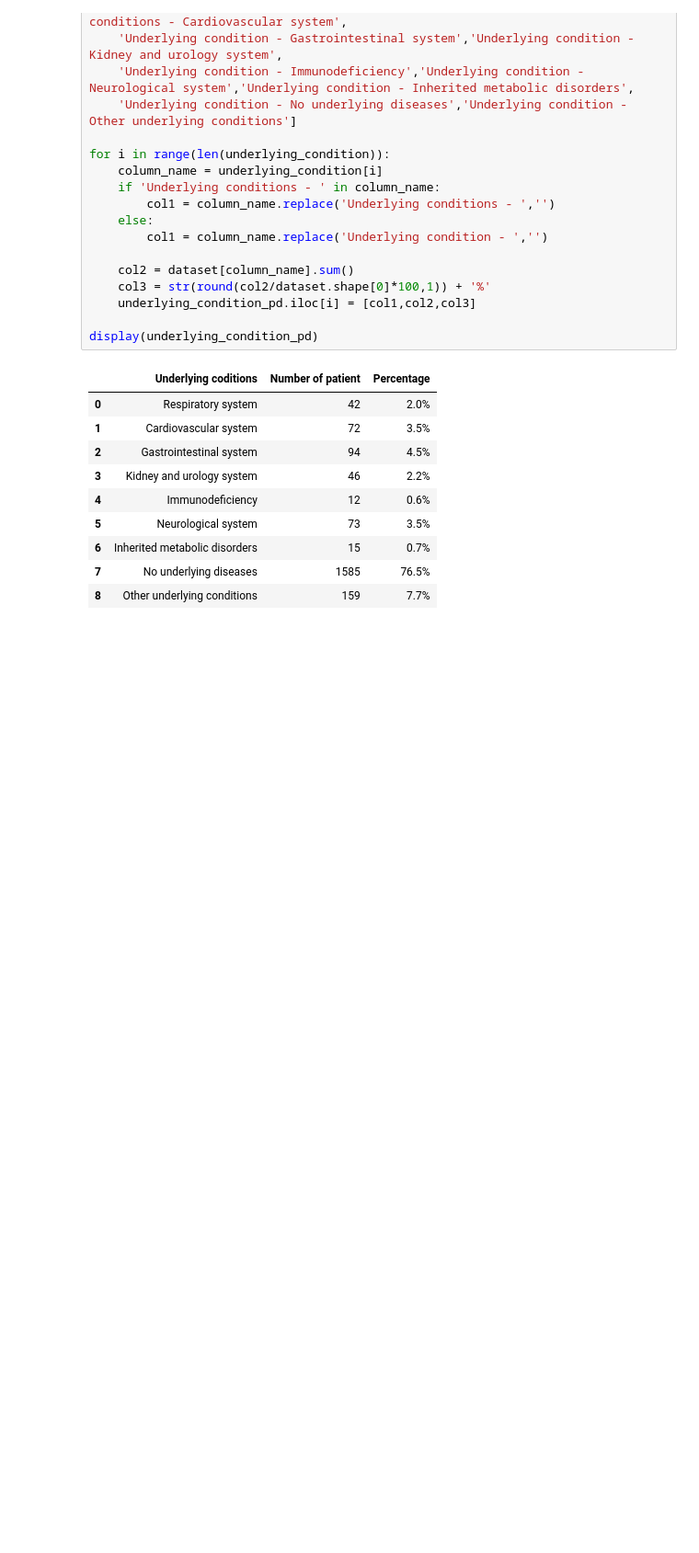
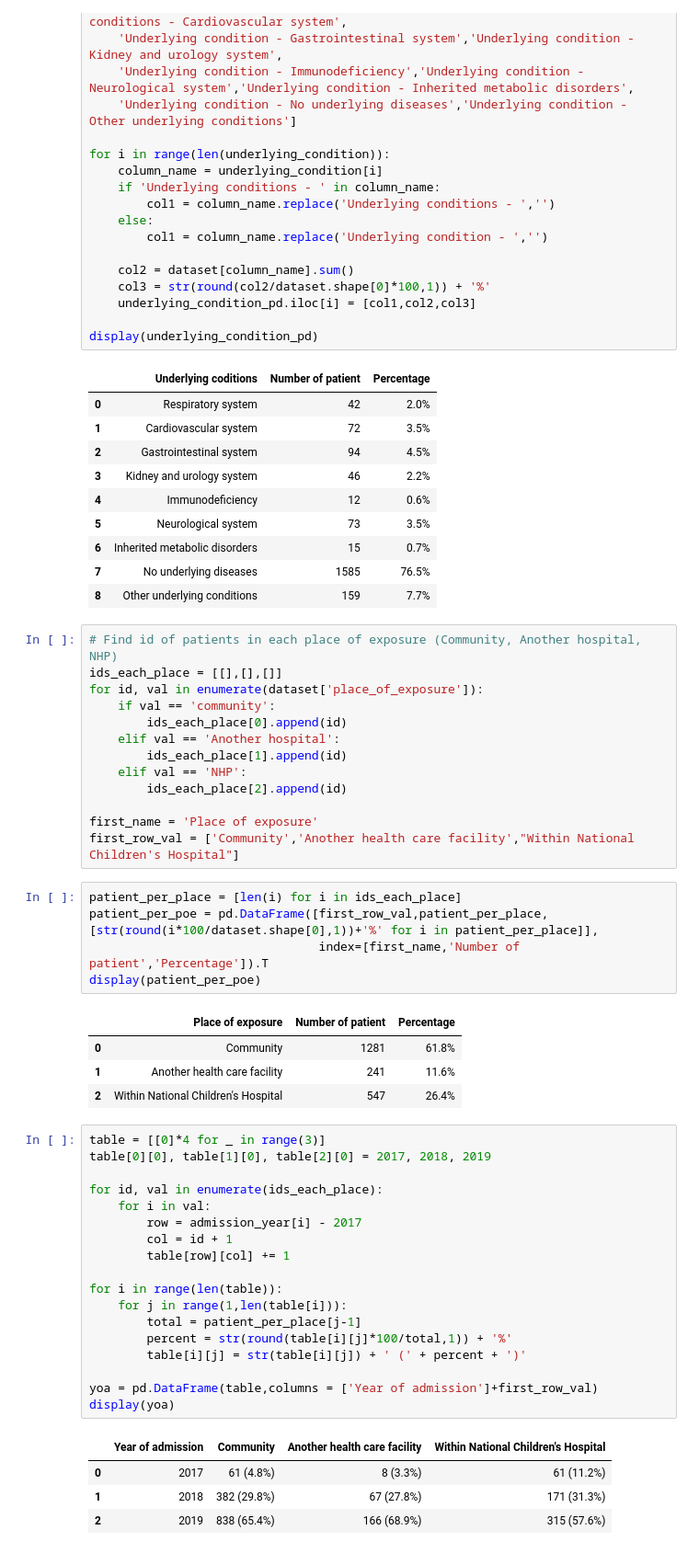
Before and after one commit to hung3a8/nhp-measles-analyse, a Jupyter notebook: Notebooks/analyze_data.ipynb, the cells around one changed output. Shown: that part at 92% size. Saved outputs shown, nothing was run; the diff lists cells and outputs as text; blank space fills up the shorter version.

```diff
--- a/Notebooks/analyze_data.ipynb
+++ b/Notebooks/analyze_data.ipynb
@@ -621,3 +621,49 @@ display(underlying_condition_pd)
 | 6 | Inherited metabolic disorders | 15 | 0.7% |
 | 7 | No underlying diseases | 1585 | 76.5% |
 | 8 | Other underlying conditions | 159 | 7.7% |
+# %%
+# Find id of patients in each place of exposure (Community, Another hospital, NHP)
+ids_each_place = [[],[],[]]
+for id, val in enumerate(dataset['place_of_exposure']):
+    if val == 'community':
+        ids_each_place[0].append(id)
+    elif val == 'Another hospital':
+        ids_each_place[1].append(id)
+    elif val == 'NHP':
+        ids_each_place[2].append(id)
+
+first_name = 'Place of exposure'
+first_row_val = ['Community','Another health care facility',"Within National Children's Hospital"]
+# %%
+patient_per_place = [len(i) for i in ids_each_place]
+patient_per_poe = pd.DataFrame([first_row_val,patient_per_place,[str(round(i*100/dataset.shape[0],1))+'%' for i in patient_per_place]],
+                                index=[first_name,'Number of patient','Percentage']).T
+display(patient_per_poe)
+# %% [output]
+|  | Place of exposure | Number of patient | Percentage |
+| 0 | Community | 1281 | 61.8% |
+| 1 | Another health care facility | 241 | 11.6% |
+| 2 | Within National Children's Hospital | 547 | 26.4% |
+# %%
+table = [[0]*4 for _ in range(3)]
+table[0][0], table[1][0], table[2][0] = 2017, 2018, 2019
+
+for id, val in enumerate(ids_each_place):
+    for i in val:
+        row = admission_year[i] - 2017
+        col = id + 1
+        table[row][col] += 1
+
+for i in range(len(table)):
+    for j in range(1,len(table[i])):
+        total = patient_per_place[j-1]
+        percent = str(round(table[i][j]*100/total,1)) + '%'
+        table[i][j] = str(table[i][j]) + ' (' + percent + ')'
+
+yoa = pd.DataFrame(table,columns = ['Year of admission']+first_row_val)
+display(yoa)
+# %% [output]
+|  | Year of admission | Community | Another health care facility | Within National Children's Hospital |
+| 0 | 2017 | 61 (4.8%) | 8 (3.3%) | 61 (11.2%) |
+| 1 | 2018 | 382 (29.8%) | 67 (27.8%) | 171 (31.3%) |
+| 2 | 2019 | 838 (65.4%) | 166 (68.9%) | 315 (57.6%) |
```
Also changed, not shown: parts of 4 cells of this notebook, 1 other file.
